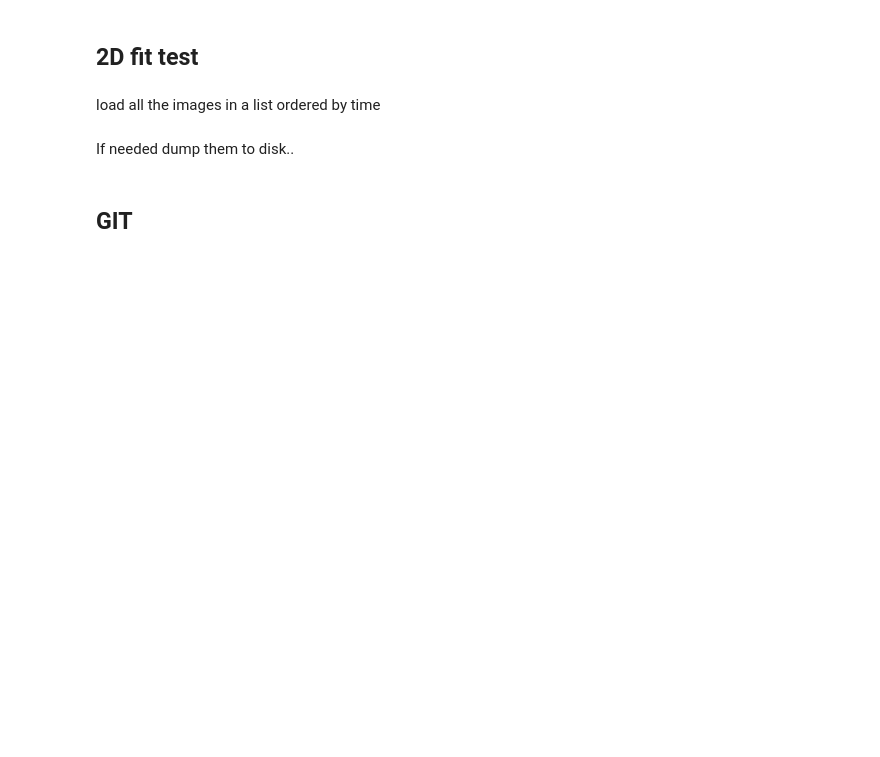
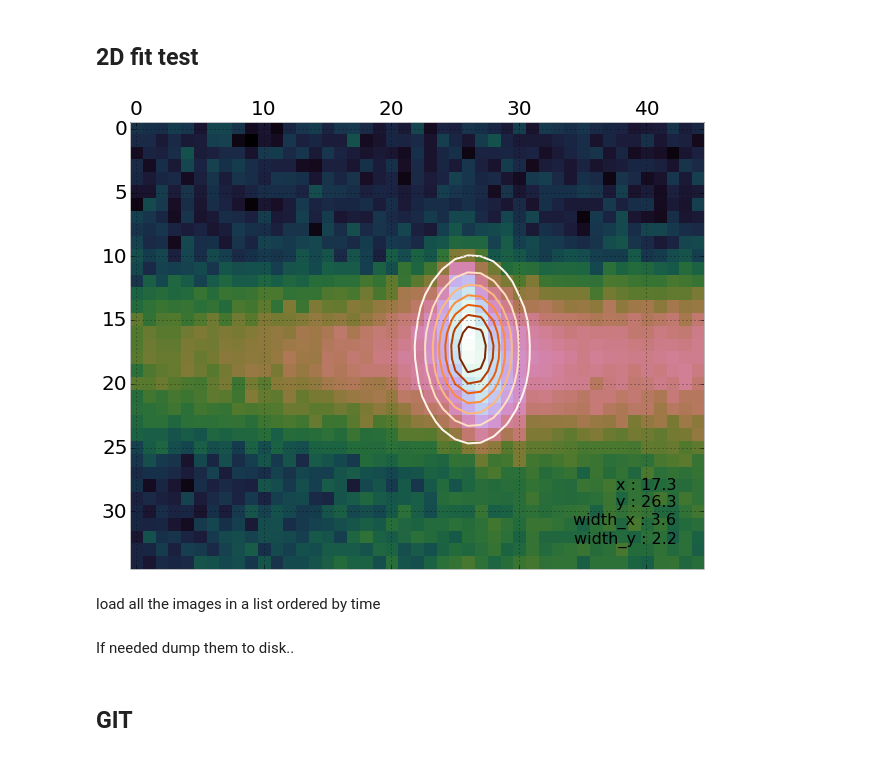
Before and after one commit to giulioungaretti/SPring8, a Jupyter notebook: Napkin.ipynb, the cells around one changed output. Drawn from its saved outputs; the diff is of its cells as text; code cells hidden in the pictures; blank space fills up the shorter version.

```diff
--- a/Napkin.ipynb
+++ b/Napkin.ipynb
@@ -163,24 +170,26 @@ def fitgaussian(data):
     return p
 # %%
 data =  image
-matshow(data, cmap=cm.gist_earth_r)
+matshow(log(data), cmap=cm.cubehelix)
 
 params = fitgaussian(data)
 fit = gaussian(*params)
 
-contour(fit(*indices(data.shape)), cmap=cm.copper)
+contour(fit(*indices(data.shape)), cmap=cm.Oranges)
 ax = gca()
 (height, x, y, width_x, width_y) = params
 
 text(0.95, 0.05, """
 x : %.1f
 y : %.1f
 width_x : %.1f
 width_y : %.1f""" %(x, y, width_x, width_y),
         fontsize=16, horizontalalignment='right',
         verticalalignment='bottom', transform=ax.transAxes)
 
 show()
+# %% [output]
+[figure, added]
 # %% [markdown]
 load all the images in a list ordered by time
 # %%
```
Also changed, not shown: parts of 16 cells of this notebook.
